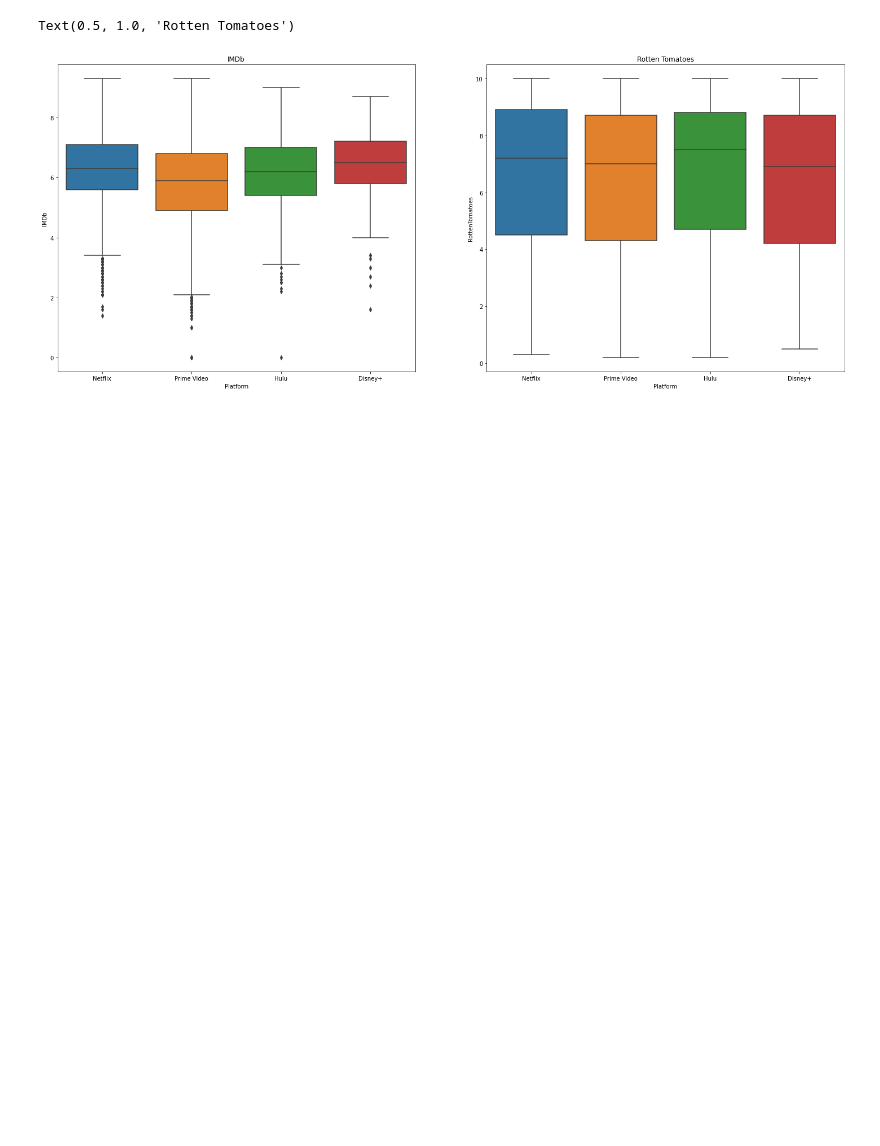
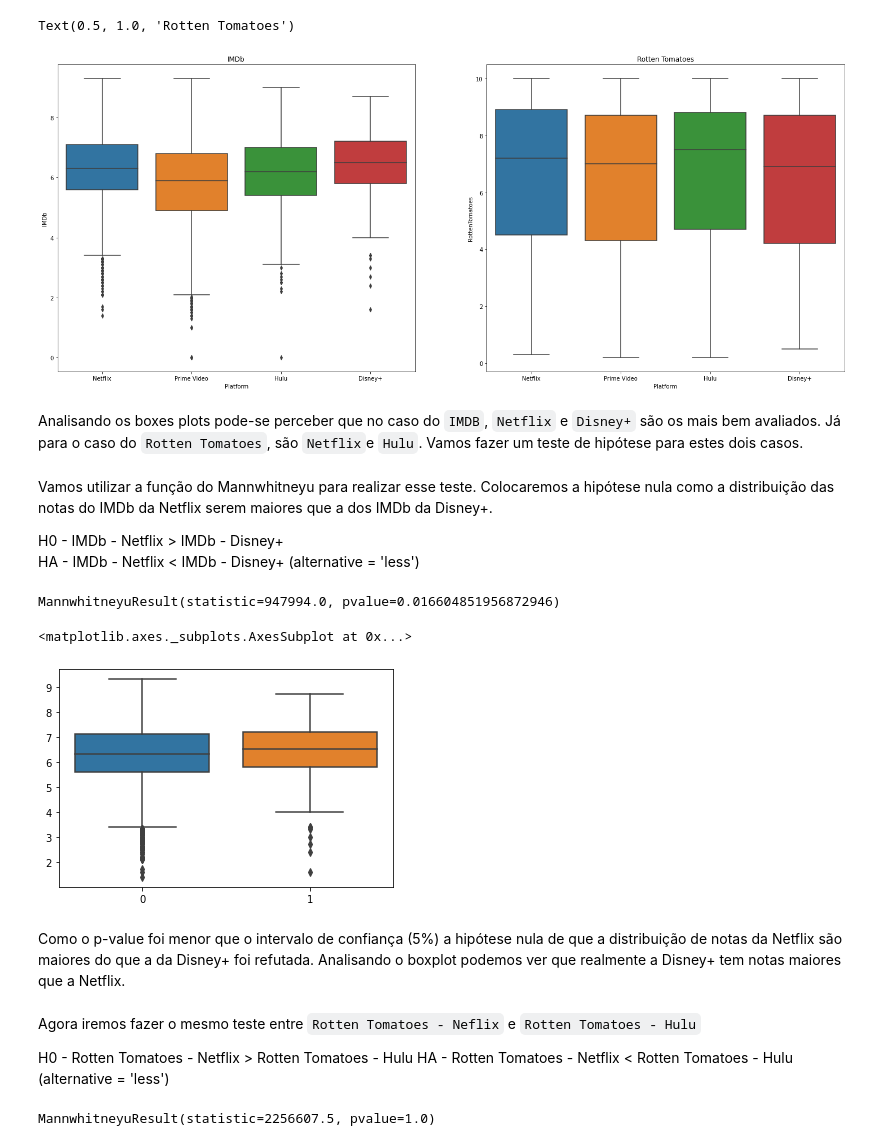
Before and after one commit to JonatasDeOliveira/movie-it, a Jupyter notebook: MovieIt.ipynb, the cells around one changed output. Saved outputs shown, nothing was run; the diff lists cells and outputs as text; code cells hidden in the pictures; blank space fills up the shorter version.

```diff
--- a/MovieIt.ipynb
+++ b/MovieIt.ipynb
@@ -817,3 +814,33 @@ sns.boxplot(x='Platform', y='RottenTomatoes', data=plataform_rating, ax=axes[1])
 # %% [output]
 Text(0.5, 1.0, 'Rotten Tomatoes')
 [figure]
+# %% [markdown]
+Analisando os boxes plots pode-se perceber que no caso do `IMDB`, `Netflix` e `Disney+` são os mais bem avaliados. Já para o caso do `Rotten Tomatoes`, são `Netflix`e `Hulu`. Vamos fazer um teste de hipótese para estes dois casos.
+# %% [markdown]
+Vamos utilizar a função do Mannwhitneyu para realizar esse teste. Colocaremos a hipótese nula como a distribuição das notas do IMDb da Netflix serem maiores que a dos IMDb da Disney+.
+
+H0 - IMDb - Netflix > IMDb - Disney+\
+HA - IMDb - Netflix < IMDb - Disney+ (alternative = 'less')
+# %%
+netflix_rating = plataform_rating[plataform_rating['Platform'] == 'Netflix']
+disney_rating = plataform_rating[plataform_rating['Platform'] == 'Disney+']
+stats.mannwhitneyu(netflix_rating['IMDb'], disney_rating['IMDb'], alternative='less')
+# %% [output]
+MannwhitneyuResult(statistic=947994.0, pvalue=0.016604851956872946)
+# %%
+sns.boxplot(data=[netflix_rating['IMDb'], disney_rating['IMDb']])
+# %% [output]
+<matplotlib.axes._subplots.AxesSubplot at 0x...>
+[figure, added]
+# %% [markdown]
+Como o p-value foi menor que o intervalo de confiança (5%) a hipótese nula de que a distribuição de notas da Netflix são maiores do que a da Disney+ foi refutada. Analisando o boxplot podemos ver que realmente a Disney+ tem notas maiores que a Netflix.
+# %% [markdown]
+Agora iremos fazer o mesmo teste entre `Rotten Tomatoes - Neflix` e `Rotten Tomatoes - Hulu`
+
+H0 - Rotten Tomatoes - Netflix > Rotten Tomatoes - Hulu
+HA - Rotten Tomatoes - Netflix < Rotten Tomatoes - Hulu (alternative = 'less')
+# %%
+hulu_rating = plataform_rating[plataform_rating['Platform'] == 'Hulu']
+stats.mannwhitneyu(netflix_rating['RottenTomatoes'], hulu_rating['RottenTomatoes'], alternative='less')
+# %% [output]
+MannwhitneyuResult(statistic=2256607.5, pvalue=1.0)
```
Also changed, not shown: parts of 60 cells of this notebook.
